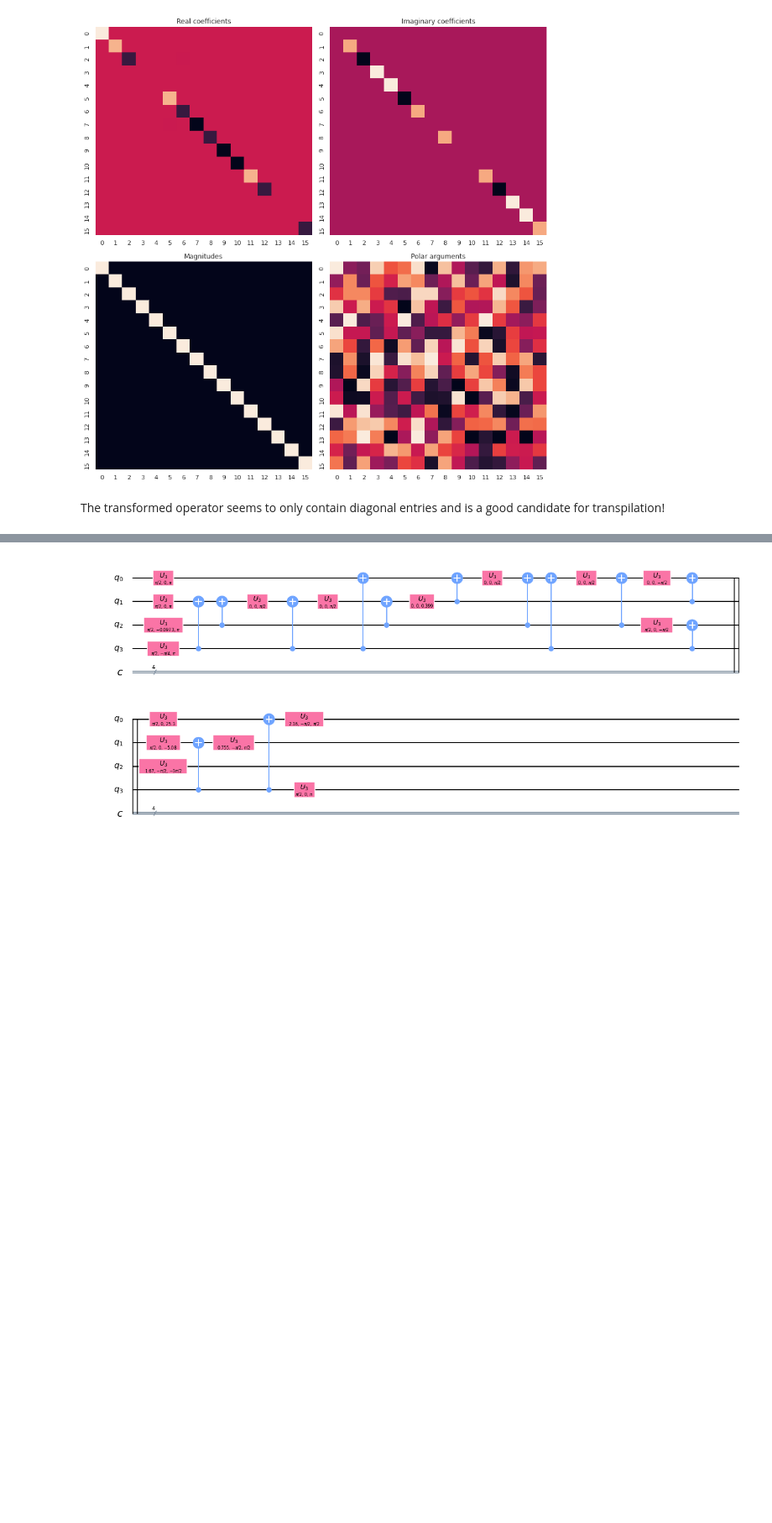
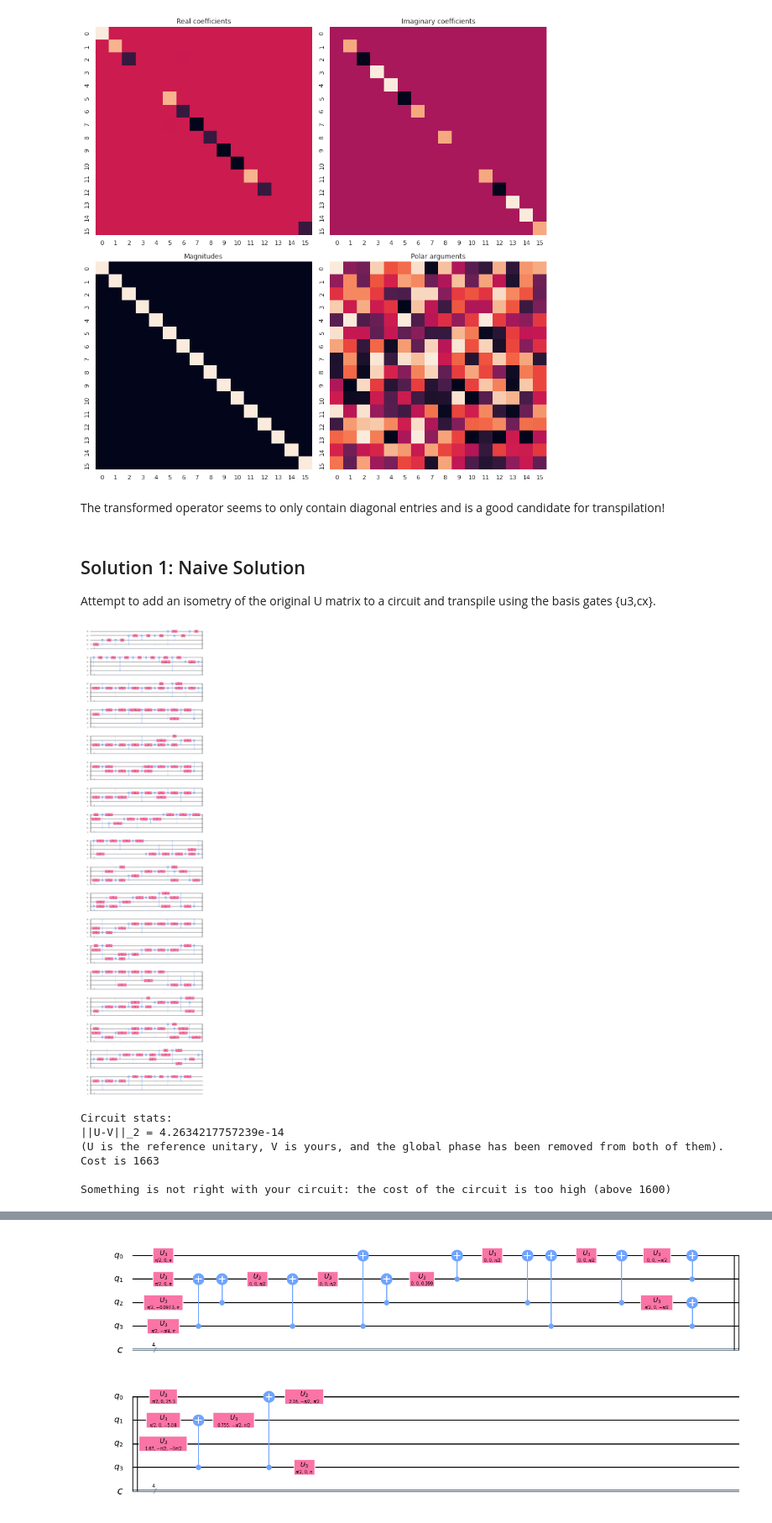
Before and after one commit to mitchellkwong/IBM-quantum-challenge, a Jupyter notebook: Challenge4_CircuitDecomposition.ipynb, the cells around one changed output, grey strips where cells are left out. Shown: that part at 84% size. Drawn from its saved outputs; the diff is of its cells as text; code cells hidden in the pictures; blank space fills up the shorter version.

Commit message:
Updated challenge 4 notebook to include optimization steps

```diff
--- a/Challenge4_CircuitDecomposition.ipynb
+++ b/Challenge4_CircuitDecomposition.ipynb
@@ -116,3 +119,34 @@ plt.show()
 [figure]
 # %% [markdown]
 The transformed operator seems to only contain diagonal entries and is a good candidate for transpilation!
+# %% [markdown]
+## Solution 1: Naive Solution
+Attempt to add an isometry of the original U matrix to a circuit and transpile using the basis gates {u3,cx}.
+# %%
+##### build your quantum circuit here
+qc = QuantumCircuit(4, 4)
+
+# apply operations to your quantum circuit here
+from qiskit import transpile
+
+qc.iso(U, [0, 1, 2, 3], [])
+
+qc = transpile(
+    circuits = qc,
+    basis_gates = ['u3', 'cx'],
+    optimization_level = 2, # As epsilon is rather large, a lower optimization level leads to a lower gate cost
+)
+
+qc.draw()
+# %% [output]
+[figure, added]
+# %%
+##### check your quantum circuit by running the next line
+check_circuit(qc)
+# %% [output]
+Circuit stats:
+||U-V||_2 = 4.2634217757239e-14
+(U is the reference unitary, V is yours, and the global phase has been removed from both of them).
+Cost is 1663
+
+Something is not right with your circuit: the cost of the circuit is too high (above 1600)
```
Also changed, not shown: parts of 15 cells of this notebook.
